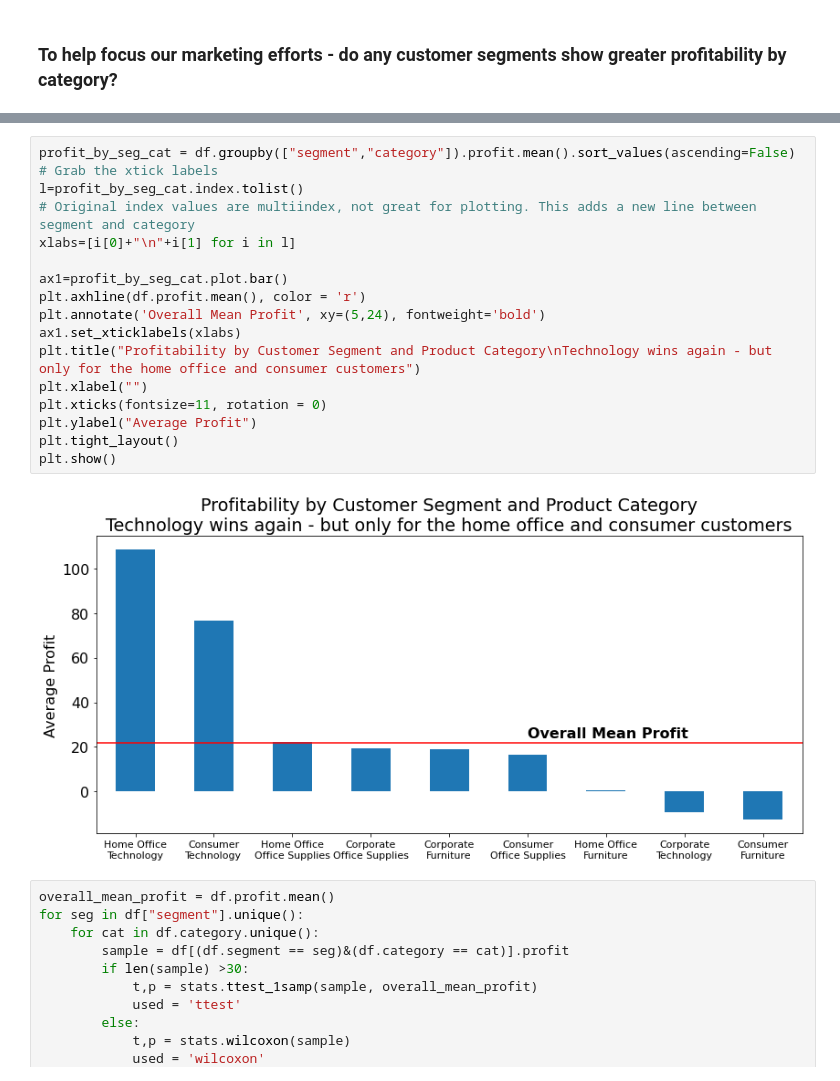
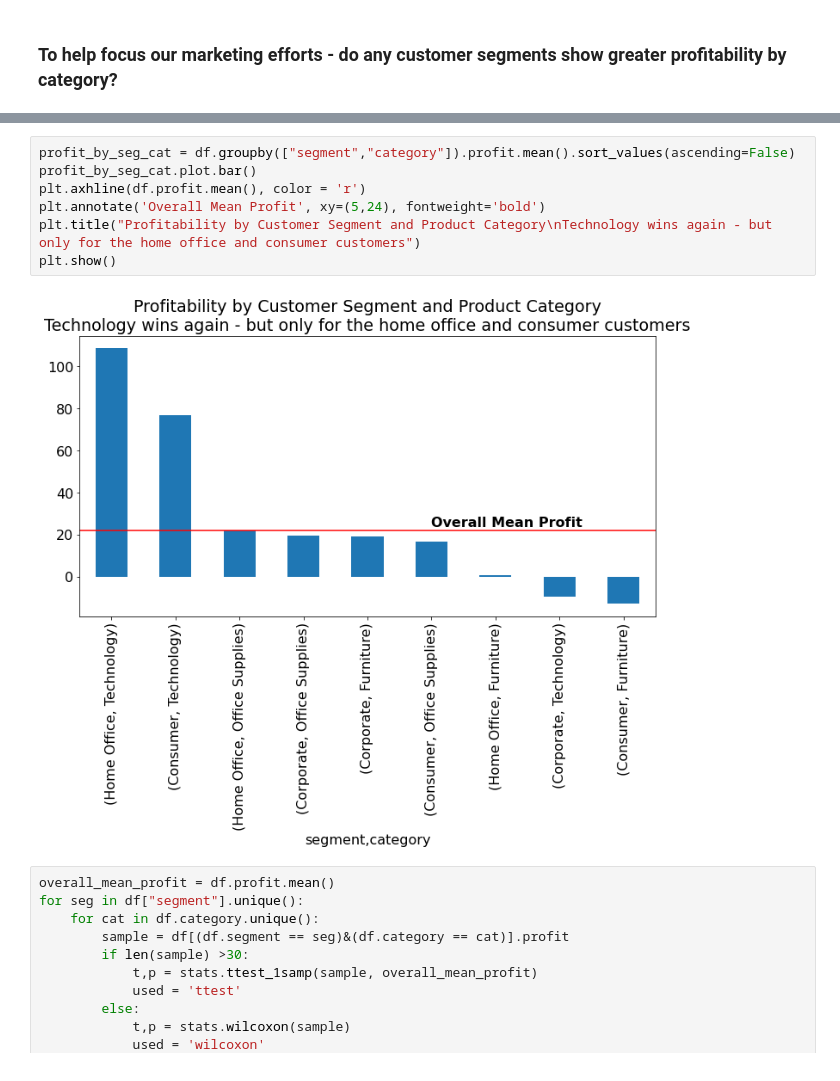
Before and after one commit to superstore-stephen-jesse/superstor-time-series-project, a Jupyter notebook: final_report.ipynb, the cells around one changed output, grey strips where cells are left out. Drawn from its saved outputs; the diff is of its cells as text.

```diff
--- a/final_report.ipynb
+++ b/final_report.ipynb
@@ -193,22 +125,12 @@ Home Office 1.10146674811096 0.2715735655988104
 # %%
 profit_by_seg_cat = df.groupby(["segment","category"]).profit.mean().sort_values(ascending=False)
-# Grab the xtick labels
-l=profit_by_seg_cat.index.tolist()
-# Original index values are multiindex, not great for plotting. This adds a new line between segment and category
-xlabs=[i[0]+"\n"+i[1] for i in l]
-
-ax1=profit_by_seg_cat.plot.bar()
+profit_by_seg_cat.plot.bar()
 plt.axhline(df.profit.mean(), color = 'r')
 plt.annotate('Overall Mean Profit', xy=(5,24), fontweight='bold')
-ax1.set_xticklabels(xlabs)
 plt.title("Profitability by Customer Segment and Product Category\nTechnology wins again - but only for the home office and consumer customers")
-plt.xlabel("")
-plt.xticks(fontsize=11, rotation = 0)
-plt.ylabel("Average Profit")
-plt.tight_layout()
 plt.show()
 # %% [output]
-[figure, old version]
+[figure, new version]
 # %%
 overall_mean_profit = df.profit.mean()
 for seg in df["segment"].unique():
```
Also changed, not shown: parts of 22 cells of this notebook.
